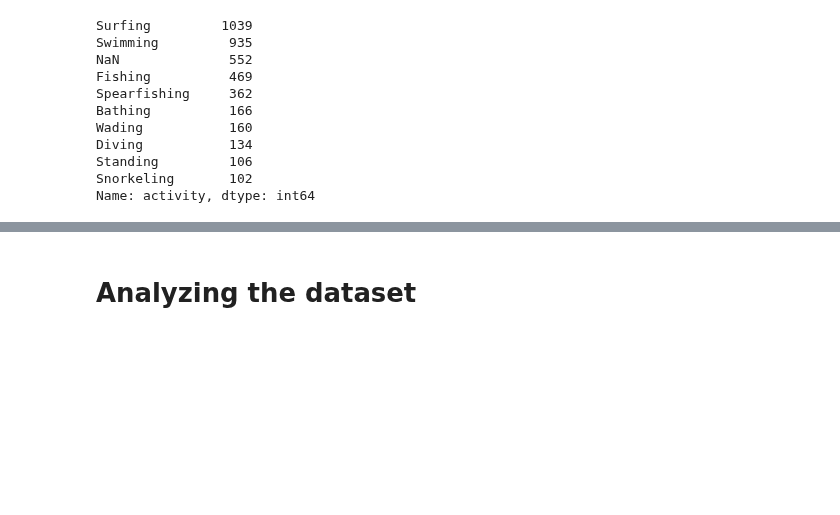
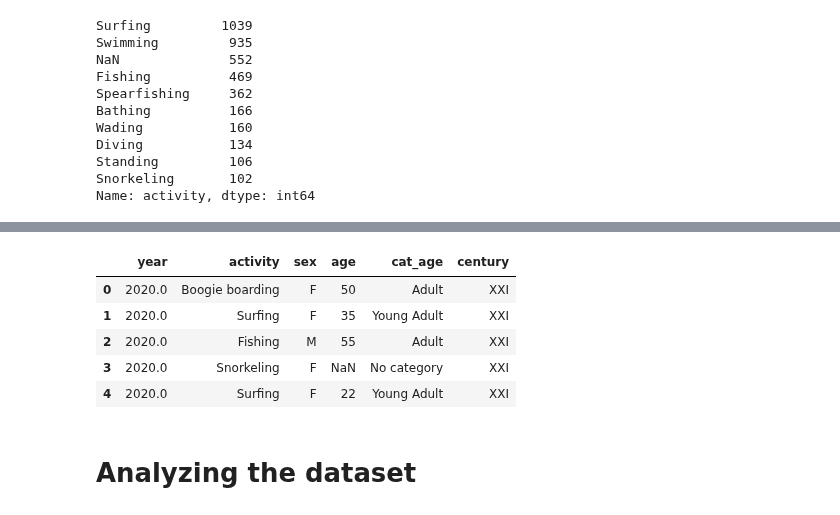
Before and after one commit to gabrielanakasato/ironhack-daft, a Jupyter notebook: proj/w03-project02/proj02-shark-attack.ipynb, the cells around one changed output, grey strips where cells are left out. Drawn from its saved outputs; the diff is of its cells as text; code cells hidden in the pictures; blank space fills up the shorter version.

```diff
--- a/proj/w03-project02/proj02-shark-attack.ipynb
+++ b/proj/w03-project02/proj02-shark-attack.ipynb
@@ -780,0 +849,9 @@ coluna 'year' tem  2 NaN.
+# %%
+print(f'Before the removal, there was {n_rows} rows.', end=' ')
+
+# Remove the rows mentioned above
+df = df.drop(date_before_xix.index)
+
+# Number of rows
+n_rows = df.shape[0]
+print(f'After the removal, there is {n_rows} rows.')
@@ -780,0 +887,24 @@ coluna 'year' tem  2 NaN.
+# %%
+def cat_year(year):
+    '''
+    Categorizes a year to a century.
+
+    Args:
+    -----
+        age (float): a floatg containing a year
+
+    Returns:
+    --------
+        category (str): a string containing the century
+    '''
+
+    category = None
+
+    if 1800 < year <= 1900:
+        category = 'XIX'
+    elif 1900 < year <= 2000:
+        category = 'XX'
+    else:
+        category = 'XXI'
+
+    return category
@@ -938,0 +962,10 @@ array(['Swimming', 'Swimming after being swept off rocks',
+# %%
+# Check the dataset
+df.head()
+# %% [output]
+|  | year | activity | sex | age | cat_age | century |
+| 0 | 2020.0 | Boogie boarding | F | 50 | Adult | XXI |
+| 1 | 2020.0 | Surfing | F | 35 | Young Adult | XXI |
+| 2 | 2020.0 | Fishing | M | 55 | Adult | XXI |
+| 3 | 2020.0 | Snorkeling | F | NaN | No category | XXI |
+| 4 | 2020.0 | Surfing | F | 22 | Young Adult | XXI |
```
Also changed, not shown: parts of 143 cells of this notebook, 1 other file.
